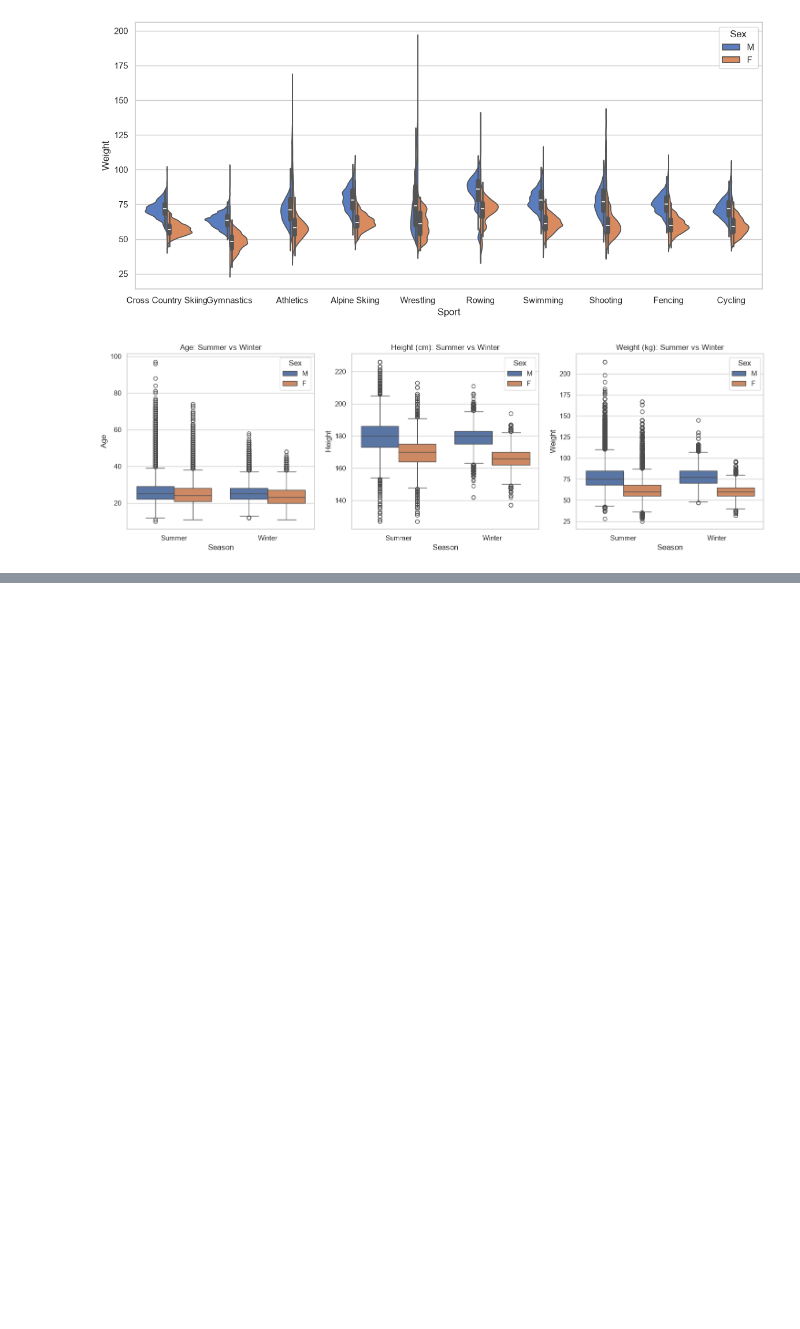
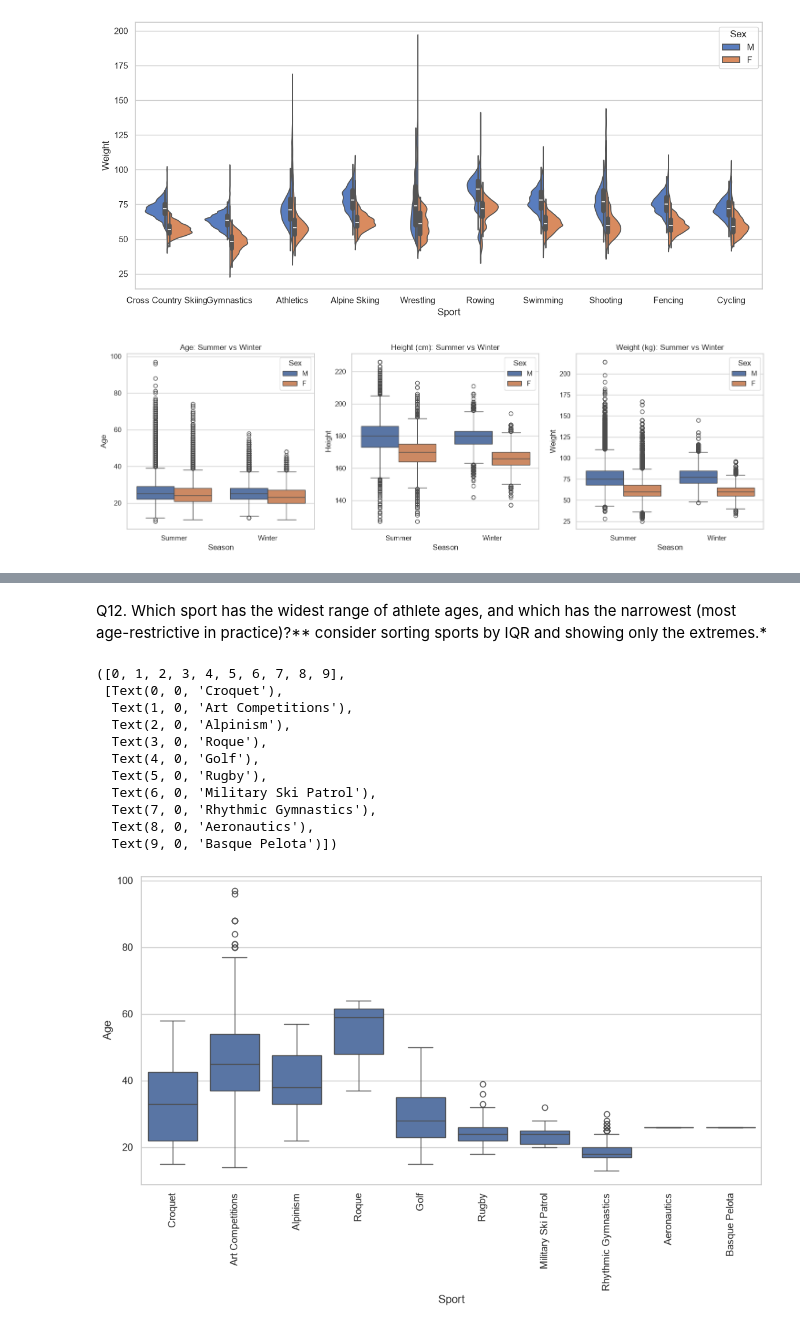
Before and after one commit to AbdallahAlaa-dot/athlete, a Jupyter notebook: athlete_events_practice.ipynb, the cells around one changed output, grey strips where cells are left out. Drawn from its saved outputs; the diff is of its cells as text; code cells hidden in the pictures; blank space fills up the shorter version.

```diff
--- a/athlete_events_practice.ipynb
+++ b/athlete_events_practice.ipynb
@@ -468,0 +512,32 @@ plt.show()
+# %% [markdown]
+Q12. Which sport has the widest range of athlete ages, and which has the narrowest (most age-restrictive in practice)?**
+consider sorting sports by IQR and showing only the extremes.*
+# %%
+q75 = df.groupby('Sport')['Age'].quantile(0.75)
+q25 = df.groupby('Sport')['Age'].quantile(0.25)
+iqr = (q75 - q25).sort_values()
+
+narrowest = iqr.head(5).index
+widest = iqr.tail(5).index
+selected_sports = narrowest.union(widest)
+
+plt.figure(figsize=(12, 6))
+sns.boxplot(
+    data=df[df['Sport'].isin(selected_sports)],
+    x='Sport',
+    y='Age',
+    order=iqr.loc[selected_sports].sort_values(ascending=False).index)
+plt.xticks(rotation=90)
+# %% [output]
+([0, 1, 2, 3, 4, 5, 6, 7, 8, 9],
+ [Text(0, 0, 'Croquet'),
+  Text(1, 0, 'Art Competitions'),
+  Text(2, 0, 'Alpinism'),
+  Text(3, 0, 'Roque'),
+  Text(4, 0, 'Golf'),
+  Text(5, 0, 'Rugby'),
+  Text(6, 0, 'Military Ski Patrol'),
+  Text(7, 0, 'Rhythmic Gymnastics'),
+  Text(8, 0, 'Aeronautics'),
+  Text(9, 0, 'Basque Pelota')])
+[figure, added]
```
Also changed, not shown: parts of 9 cells of this notebook.
